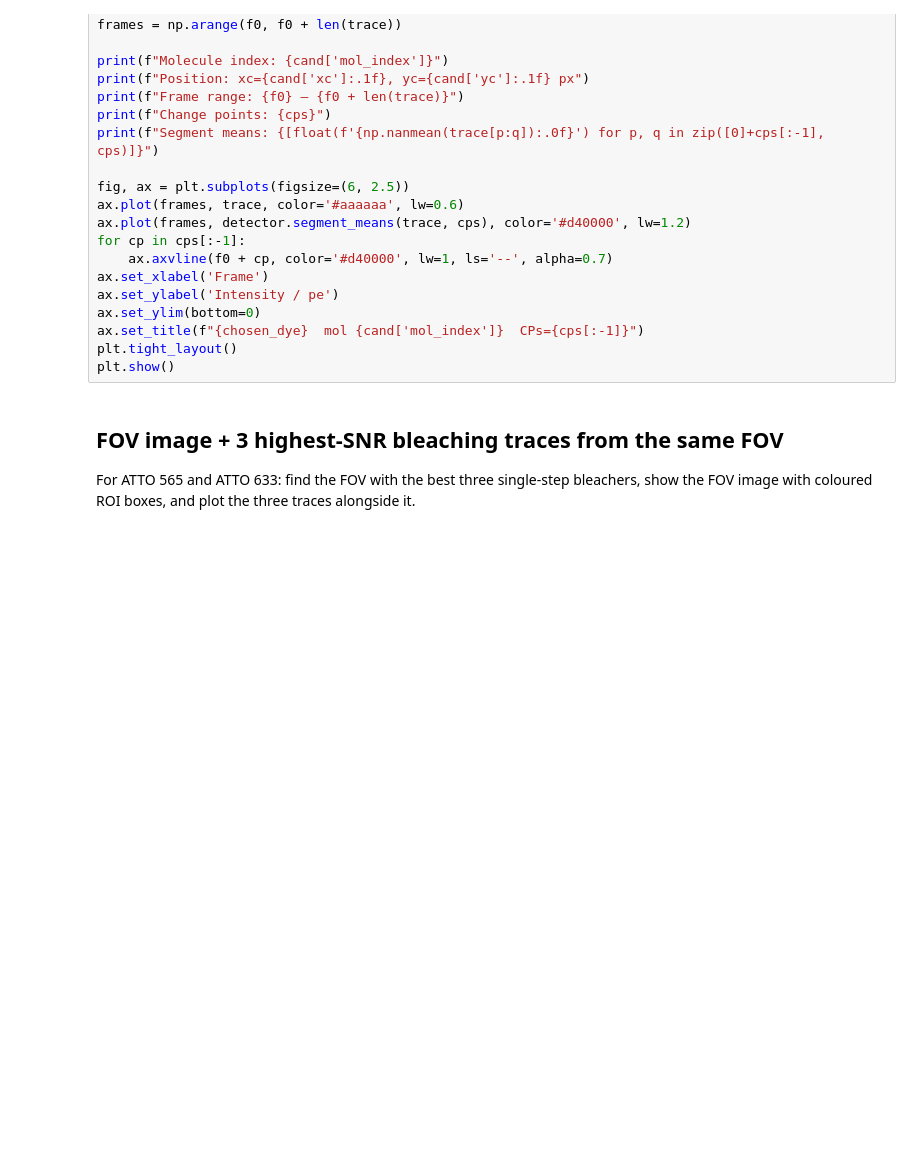
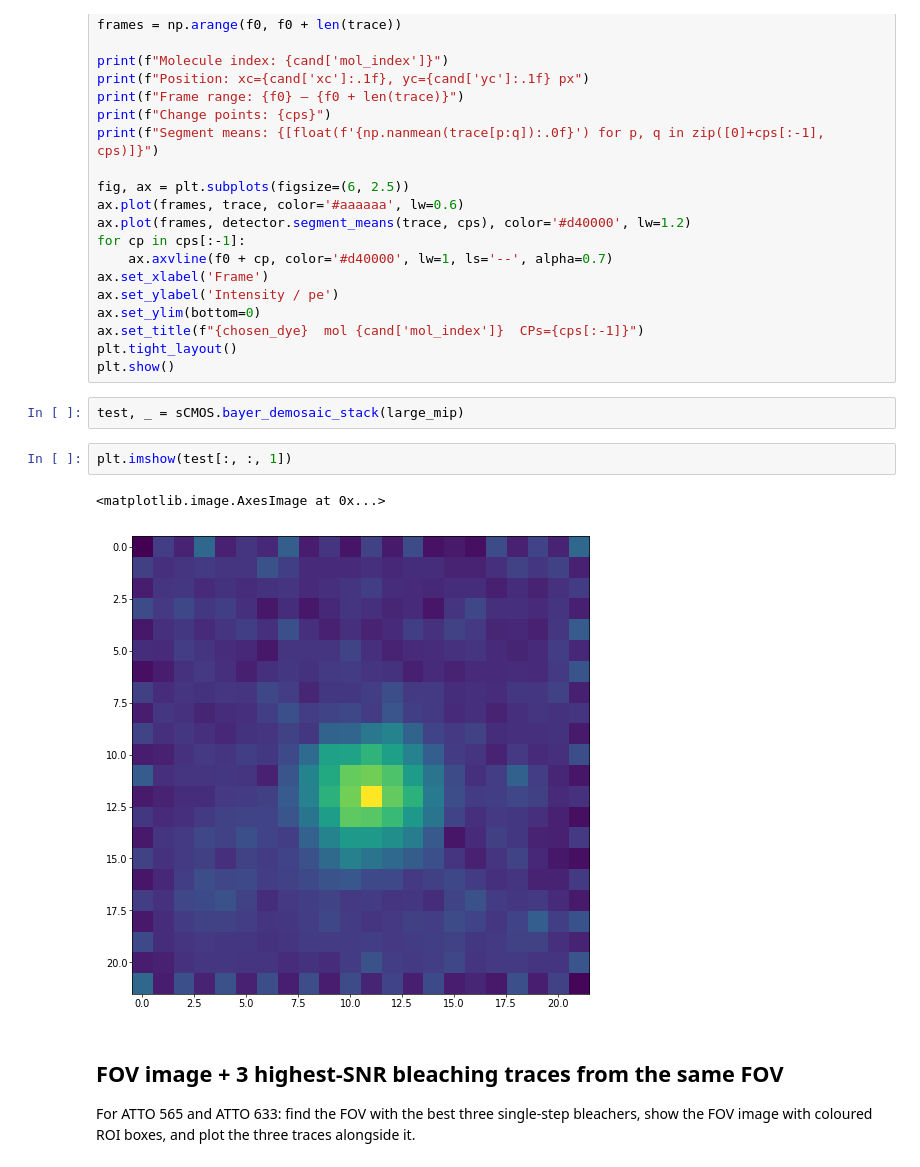
Before and after one commit to JBeckwith/pyS3M, a Jupyter notebook: notebooks/figures/SI/SI_Single_Dye_Photobleaching.ipynb, the cells around one changed output. Drawn from its saved outputs; the diff is of its cells as text; blank space fills up the shorter version.

```diff
--- a/notebooks/figures/SI/SI_Single_Dye_Photobleaching.ipynb
+++ b/notebooks/figures/SI/SI_Single_Dye_Photobleaching.ipynb
@@ -359,6 +359,13 @@ ax.set_ylim(bottom=0)
 ax.set_title(f"{chosen_dye}  mol {cand['mol_index']}  CPs={cps[:-1]}")
 plt.tight_layout()
 plt.show()
+# %%
+test, _ = sCMOS.bayer_demosaic_stack(large_mip)
+# %%
+plt.imshow(test[:, :, 1])
+# %% [output]
+<matplotlib.image.AxesImage at 0x...>
+[figure, added]
 # %% [markdown]
 ## FOV image + 3 highest-SNR bleaching traces from the same FOV
 For ATTO 565 and ATTO 633: find the FOV with the best three single-step bleachers,
```
Also changed, not shown: parts of 1 cell of this notebook, 4 other files.
